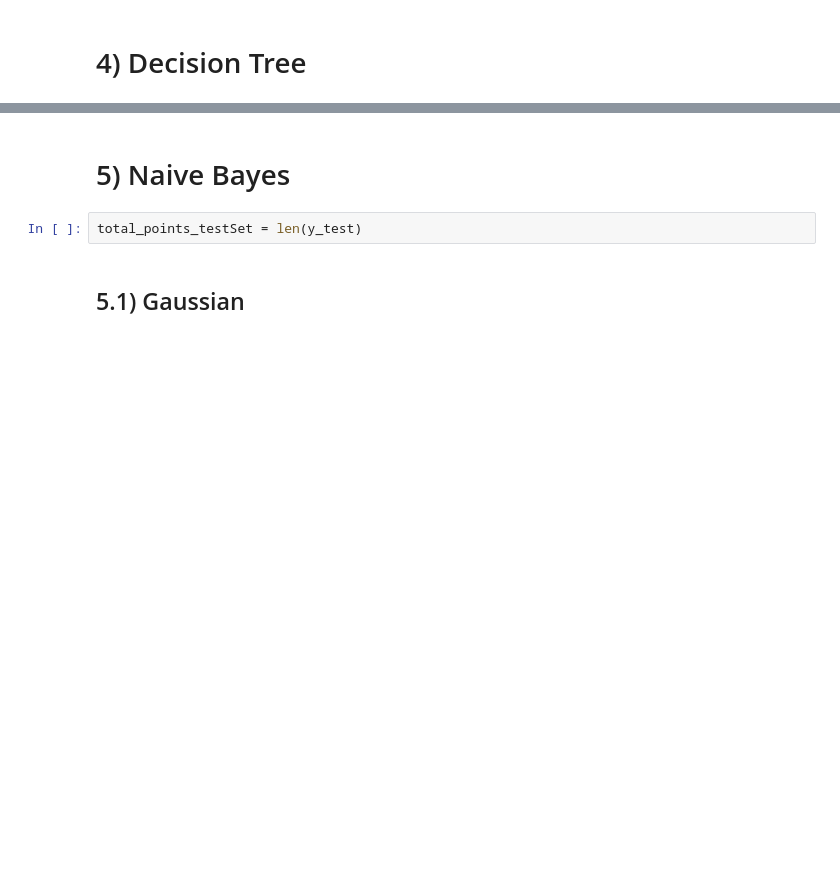
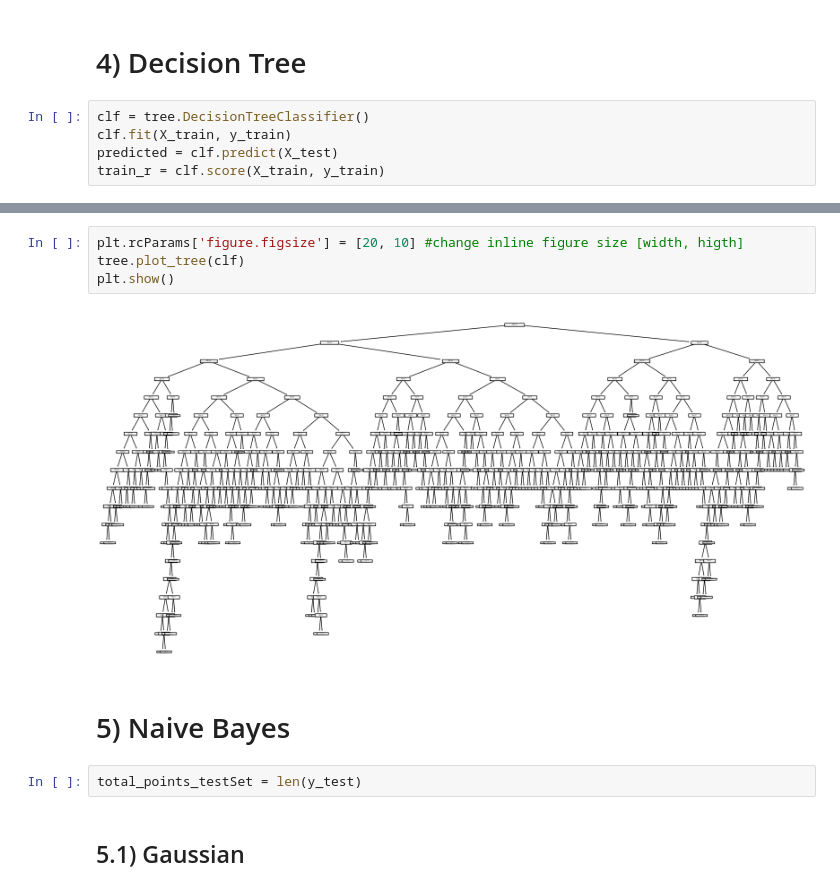
Before and after one commit to Roxxon360/MachineLearningAlgorithms_WS2022, a Jupyter notebook: Ass1_Ilyes_Seidl_Wagermaier.ipynb, the cells around one changed output, grey strips where cells are left out. Drawn from its saved outputs; the diff is of its cells as text; blank space fills up the shorter version.

```diff
--- a/Ass1_Ilyes_Seidl_Wagermaier.ipynb
+++ b/Ass1_Ilyes_Seidl_Wagermaier.ipynb
@@ -71,2 +75,7 @@ Text(0.5, 0, 'Numbers')
 # %% [markdown]
 # 4) Decision Tree
+# %%
+clf = tree.DecisionTreeClassifier()
+clf.fit(X_train, y_train)
+predicted = clf.predict(X_test)
+train_r = clf.score(X_train, y_train)
@@ -73,3 +108,9 @@ Text(0.5, 0, 'Numbers')
+# %%
+plt.rcParams['figure.figsize'] = [20, 10] #change inline figure size [width, higth]
+tree.plot_tree(clf)
+plt.show()
+# %% [output]
+[figure, added]
 # %% [markdown]
 # 5) Naive Bayes
 # %%
```
Also changed, not shown: parts of 10 cells of this notebook.
